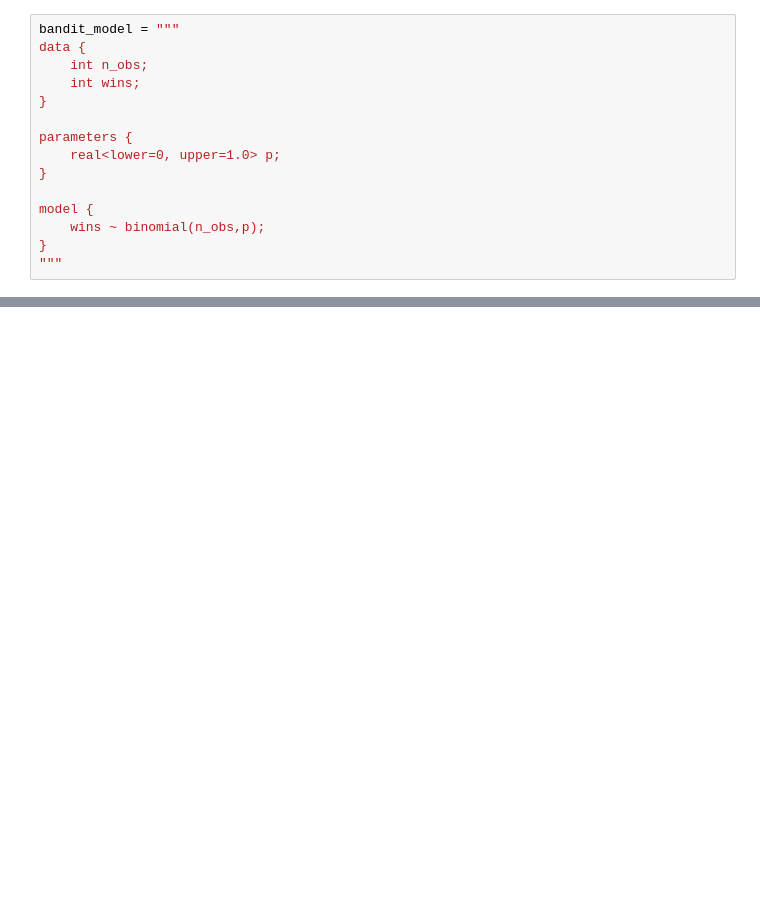
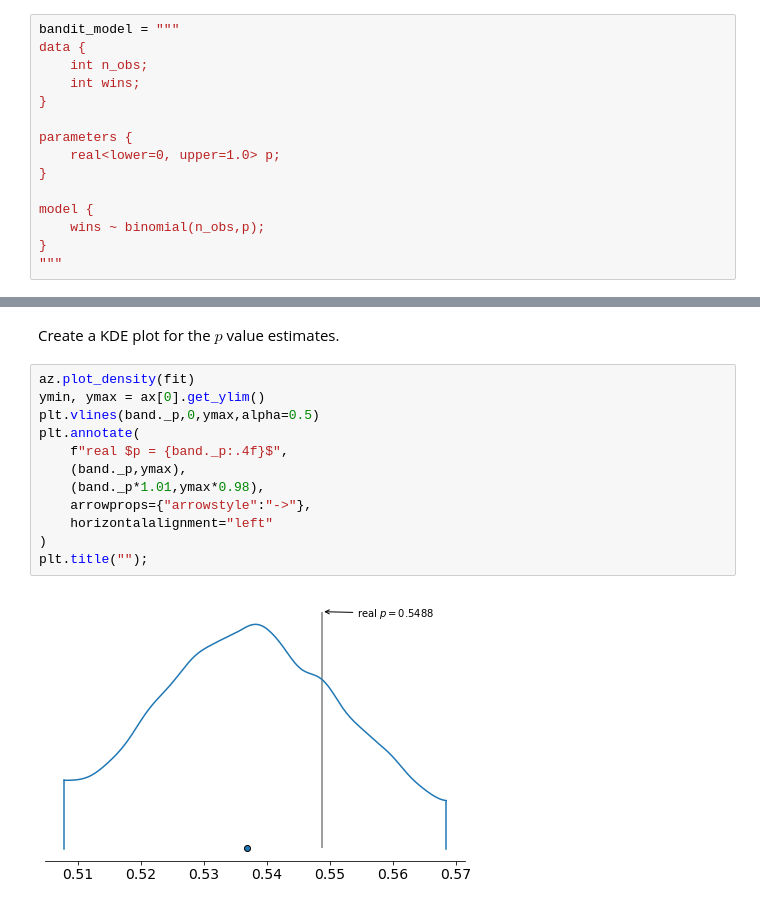
Before and after one commit to a-poor/bayesian-bandit, a Jupyter notebook: bayes-bandit.ipynb, the cells around one changed output, grey strips where cells are left out. Cells and saved outputs as stored; diff of their text form; blank space fills up the shorter version.

```diff
--- a/bayes-bandit.ipynb
+++ b/bayes-bandit.ipynb
@@ -83,0 +112,16 @@ az.plot_density(samples);
+# %% [markdown]
+Create a KDE plot for the $p$ value estimates.
+# %%
+az.plot_density(fit)
+ymin, ymax = ax[0].get_ylim()
+plt.vlines(band._p,0,ymax,alpha=0.5)
+plt.annotate(
+    f"real $p = {band._p:.4f}$",
+    (band._p,ymax),
+    (band._p*1.01,ymax*0.98),
+    arrowprops={"arrowstyle":"->"},
+    horizontalalignment="left"
+)
+plt.title("");
+# %% [output]
+[figure, added]
```
Also changed, not shown: parts of 15 cells of this notebook, 2 other files.
